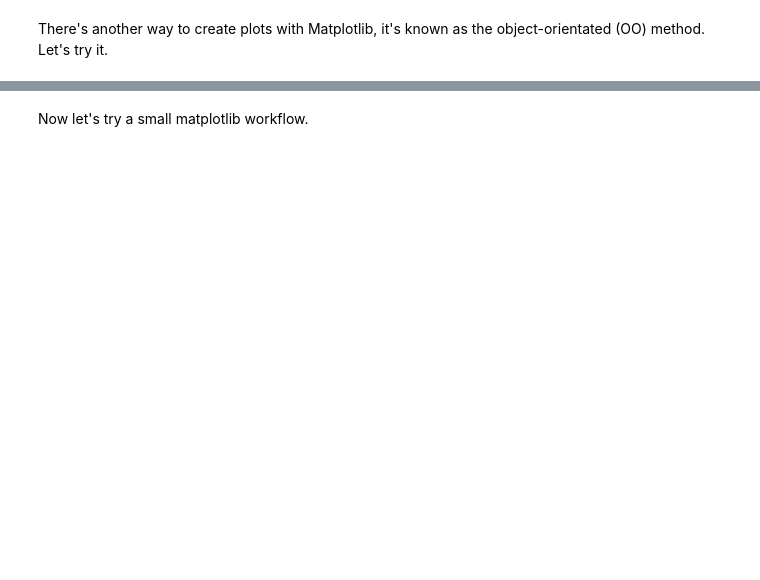
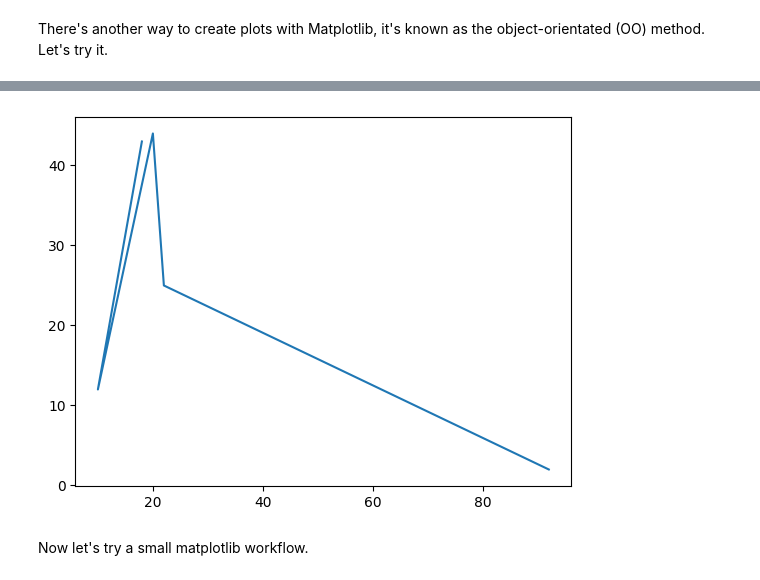
Before and after one commit to AlexLiang230410/ML_Sample_Project, a Jupyter notebook: matplotlib-exercises.ipynb, the cells around one changed output, grey strips where cells are left out. Drawn from its saved outputs; the diff is of its cells as text; code cells hidden in the pictures; blank space fills up the shorter version.

```diff
--- a/matplotlib-exercises.ipynb
+++ b/matplotlib-exercises.ipynb
@@ -49,5 +53,10 @@ There's another way to create plots with Matplotlib, it's known as the object-or
 # %%
 # Create a plot using plt.subplots() and then add X & y on the axes
+fig, ax = plt.subplots();
+ax.plot(x, y);
+plt.show()
+# %% [output]
+[figure, added]
 # %% [markdown]
 Now let's try a small matplotlib workflow.
 # %%
```
Also changed, not shown: parts of 27 cells of this notebook, 1 other file.
